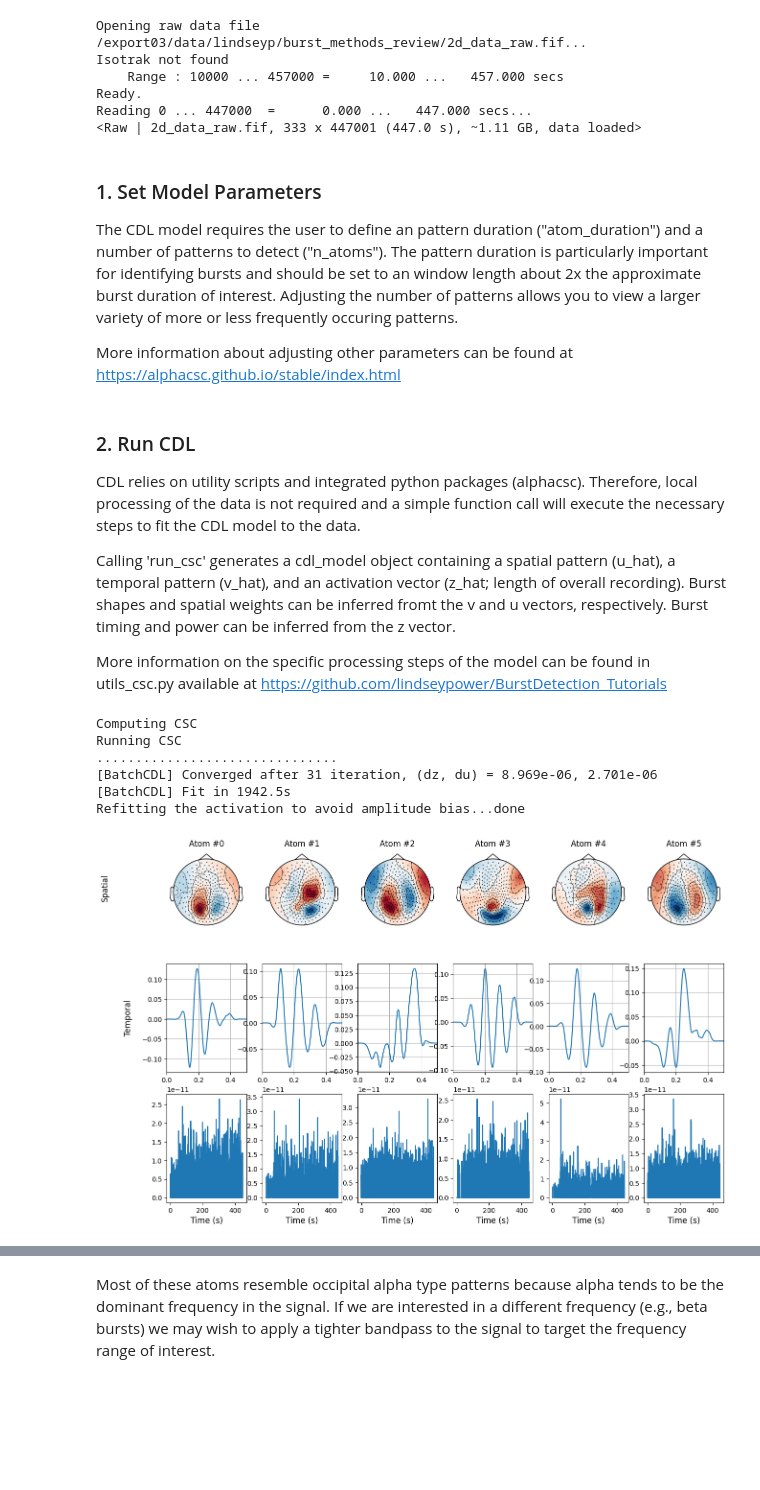
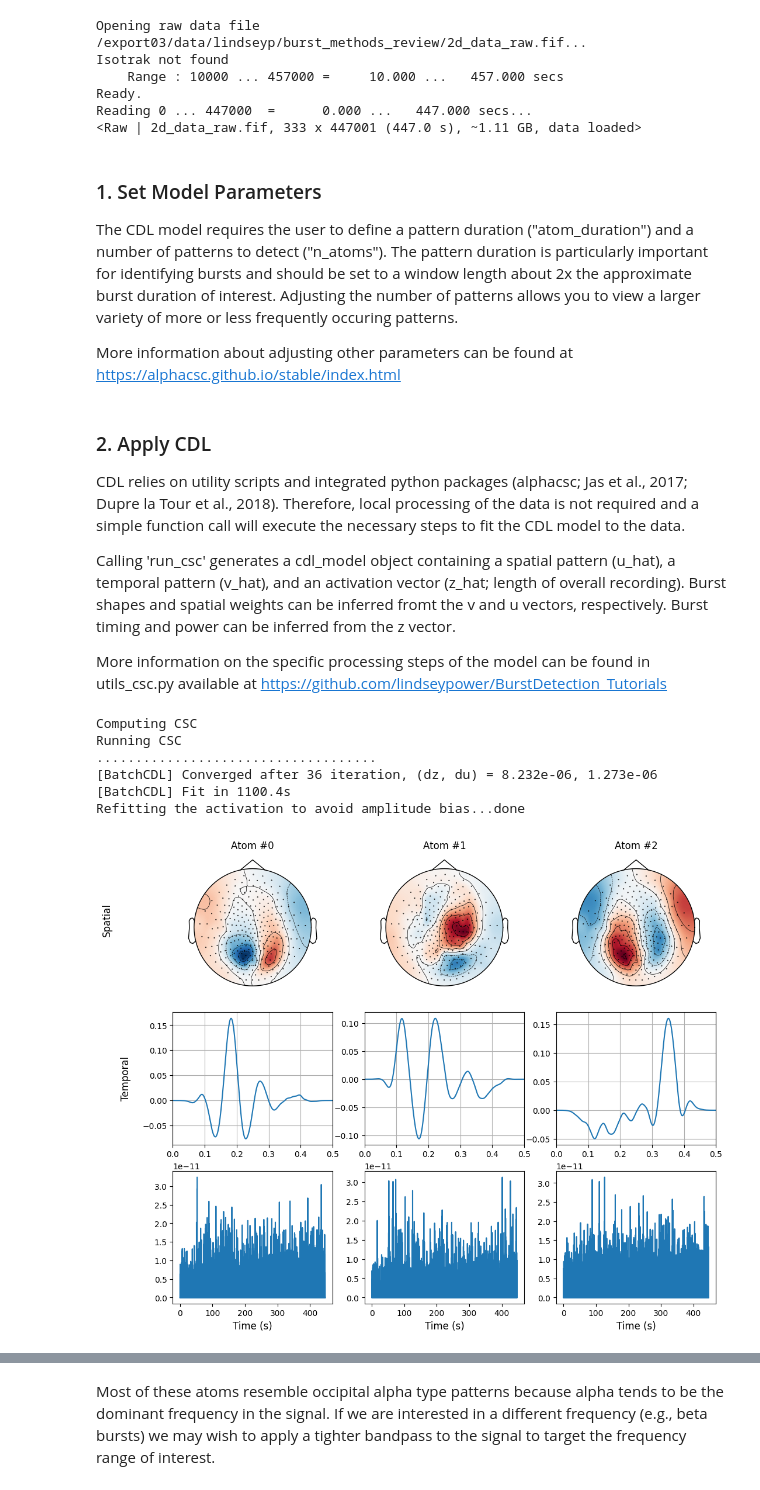
Before and after one commit to lindseypower/BurstDetection_Tutorials, a Jupyter notebook: Tutorials/CDL.ipynb, the cells around one changed output, grey strips where cells are left out. Drawn from its saved outputs; the diff is of its cells as text; code cells hidden in the pictures; blank space fills up the shorter version.

```diff
--- a/Tutorials/CDL.ipynb
+++ b/Tutorials/CDL.ipynb
@@ -86,7 +86,7 @@ Reading 0 ... 447000  =      0.000 ...   447.000 secs...
 # %% [markdown]
 ### 1. Set Model Parameters
 
-The CDL model requires the user to define an pattern duration ("atom_duration") and a number of patterns to detect ("n_atoms"). The pattern duration is particularly important for identifying bursts and should be set to an window length about 2x the approximate burst duration of interest. Adjusting the number of patterns allows you to view a larger variety of more or less frequently occuring patterns.
+The CDL model requires the user to define a pattern duration ("atom_duration") and a number of patterns to detect ("n_atoms"). The pattern duration is particularly important for identifying bursts and should be set to a window length about 2x the approximate burst duration of interest. Adjusting the number of patterns allows you to view a larger variety of more or less frequently occuring patterns.
 
 More information about adjusting other parameters can be found at https://alphacsc.github.io/stable/index.html
 # %%
@@ -94,7 +94,7 @@ More information about adjusting other parameters can be found at https://alphac
 EXP_PARAMS = {
     "sfreq": 1000.,
     "atom_duration": 0.5,   # pattern duration in seconds
-    "n_atoms":6,         # number of patterns to detect
+    "n_atoms":3,         # number of patterns to detect
     "reg": 0.2,
     "eps": 1e-5,
     "tol_z": 1e-3,
@@ -124,9 +124,9 @@ CDL_PARAMS = {
     'n_jobs': 5
 }
 # %% [markdown]
-### 2. Run CDL
+### 2. Apply CDL
 
-CDL relies on utility scripts and integrated python packages (alphacsc). Therefore, local processing of the data is not required and a simple function call will execute the necessary steps to fit the CDL model to the data.
+CDL relies on utility scripts and integrated python packages (alphacsc; Jas et al., 2017; Dupre la Tour et al., 2018). Therefore, local processing of the data is not required and a simple function call will execute the necessary steps to fit the CDL model to the data.
 
 Calling 'run_csc' generates a cdl_model object containing a spatial pattern (u_hat), a temporal pattern (v_hat), and an activation vector (z_hat; length of overall recording). Burst shapes and spatial weights can be inferred fromt the v and u vectors, respectively. Burst timing and power can be inferred from the z vector.
 
@@ -138,9 +138,9 @@ cdl_model, z_hat_ = run_csc(dat,**CDL_PARAMS)
 # %% [output]
 Computing CSC
 Running CSC
-...............................
-[BatchCDL] Converged after 31 iteration, (dz, du) = 8.969e-06, 2.701e-06
-[BatchCDL] Fit in 1942.5s
+....................................
+[BatchCDL] Converged after 36 iteration, (dz, du) = 8.232e-06, 1.273e-06
+[BatchCDL] Fit in 1100.4s
 Refitting the activation to avoid amplitude bias...done
 # %%
 ## Plotting ##
@@ -153,12 +153,12 @@ ctf270 = io.loadmat(pos_file)
 # Set plotting parameters
 Fs = 1000
 fontsize = 12
-n_atoms_per_fig = 6
+n_atoms_per_fig = 3
 n_plot_per_atom = 3
 n_atoms_est = z_hat_.shape[1]
 info = raw.info
 atom_duration = cdl_model.v_hat_.shape[-1] / Fs
-figsize = (15, 10)
+figsize = (12, 10)
 
 atoms_in_figs = np.arange(0, n_atoms_est + 1, n_atoms_per_fig)
 atoms_in_figs = list(zip(atoms_in_figs[:-1], atoms_in_figs[1:]))
@@ -173,31 +173,32 @@ for fig_idx, (atoms_start, atoms_stop) in enumerate(atoms_in_figs, start=1):
     fig.suptitle(None, fontsize=fontsize)
     for i_atom, kk in enumerate(range(atoms_start, atoms_stop)):
         ax = axes[0, i_atom]
         ax.set_title("Atom #" + str(kk), fontsize=fontsize)
 
         # Spatial pattern
         u_hat = cdl_model.u_hat_[kk]
         mne.viz.plot_topomap(u_hat,  pos = ctf270['pos'], sphere=0.5,axes=ax, show=False)
         if i_atom == 0:
             ax.set_ylabel("Spatial", labelpad=86, fontsize=fontsize)
 
         # Temporal pattern
         ax = axes[1, i_atom]
         v_hat = cdl_model.v_hat_[kk]
         t = np.arange(v_hat.size) / Fs
         ax.plot(t, v_hat)
         ax.grid(True)
         ax.set_xlim(0, atom_duration)  # crop x axis
         if i_atom == 0:
             ax.set_ylabel("Temporal", labelpad=14, fontsize=fontsize)
 
         # Atom's activations
         padding = np.zeros(int(atom_duration*Fs-1))
         z_hat = z_hat_[0,kk,:]
         z_hat = np.concatenate([z_hat, padding])
         ax = axes[2, i_atom]
         t1 = np.arange(0,dat.shape[1])/ Fs
         ax.plot(t1, z_hat)
         ax.set_xlabel("Time (s)", fontsize=fontsize)
+plt.show()
 # %% [output]
-[figure, old version]
+[figure, new version]
```
Also changed, not shown: parts of 4 cells of this notebook.
